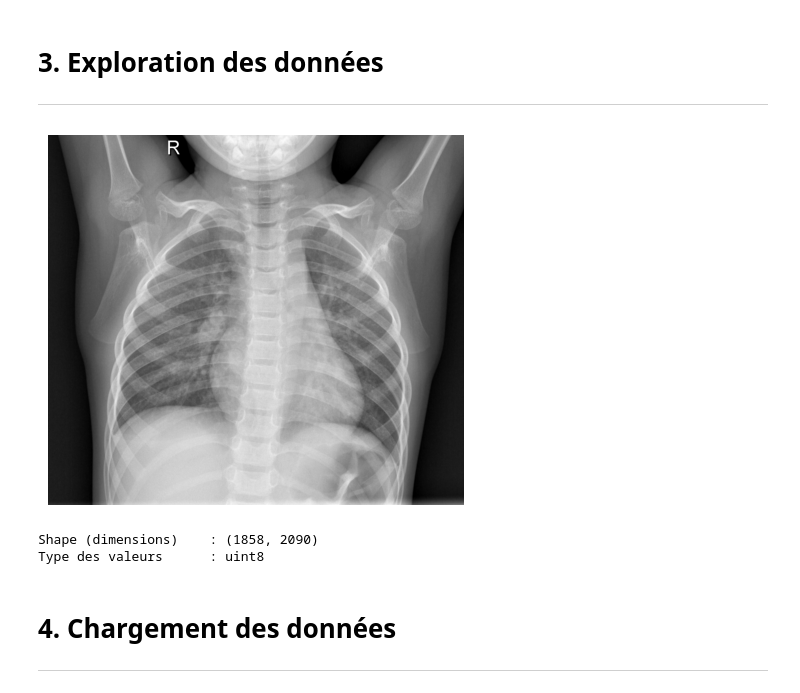
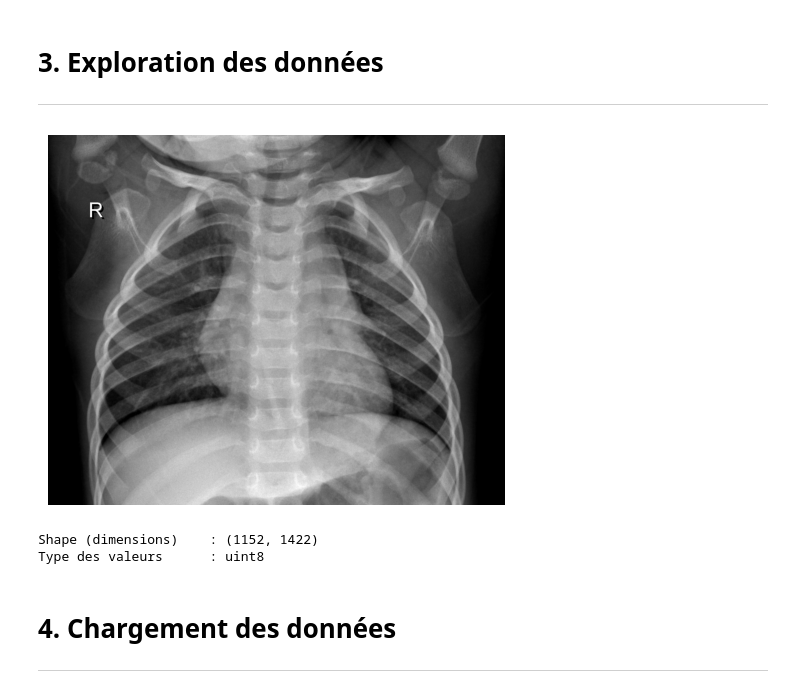
Before and after one commit to shini559/CNN-Transfer-Learning, a Jupyter notebook: CNN_Transfer_Learning.ipynb, the cells around one changed output. Cells and saved outputs as stored; diff of their text form; code cells hidden in the pictures.

```diff
--- a/CNN_Transfer_Learning.ipynb
+++ b/CNN_Transfer_Learning.ipynb
@@ -41,21 +45,21 @@ mlflow.set_experiment("pneumonia_classification")
 ---
 # %%
 # Chargement d'une image depuis un chemin local
-img = cv2.imread("./data/chest_xray/train/NORMAL/IM-0115-0001.jpeg", cv2.IMREAD_GRAYSCALE)
+img = cv2.imread("./data/chest_xray/train/NORMAL/IM-0117-0001.jpeg", cv2.IMREAD_GRAYSCALE)
 
 
 # Visualisation de l'image
 plt.imshow(img, cmap="gray")
 plt.axis("off")
 plt.show()
 
 # Inspection des métadonnées de l'image
 
 print(f"Shape (dimensions)    : {img.shape}")
 print(f"Type des valeurs      : {img.dtype}")
 # %% [output]
-[figure, old version]
+[figure, new version]
-Shape (dimensions)    : (1858, 2090)
+Shape (dimensions)    : (1152, 1422)
 Type des valeurs      : uint8
 # %% [markdown]
 # 4. Chargement des données
```
Also changed, not shown: parts of 15 cells of this notebook, 1 other file.
